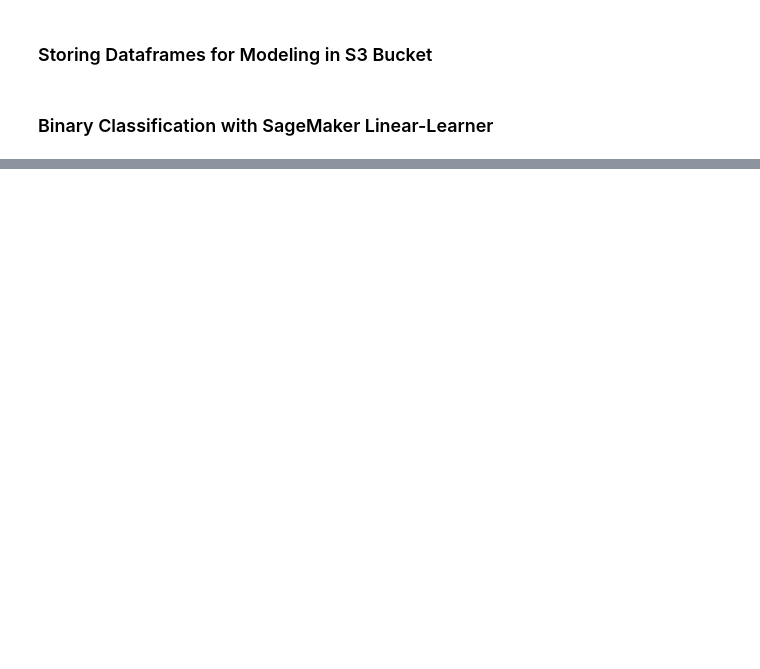
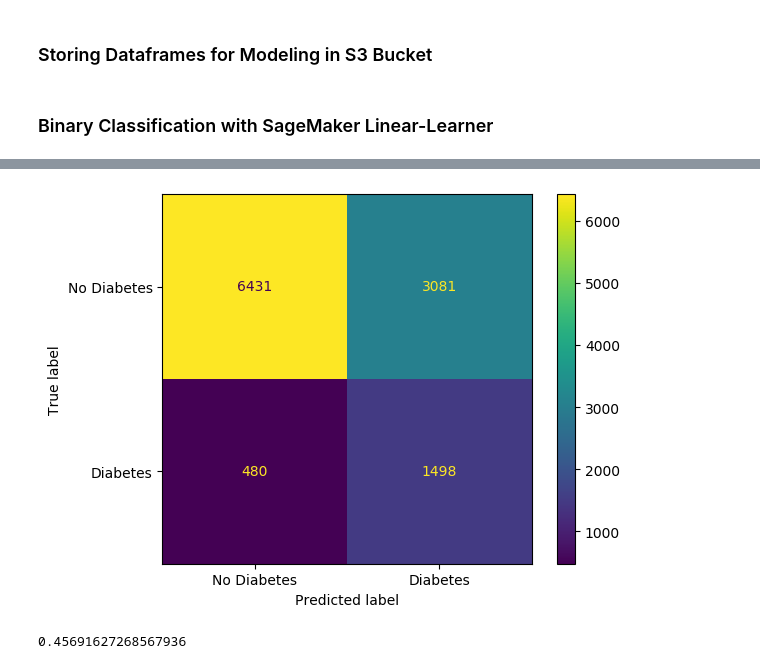
Before and after one commit to ChrisGarciaDS/Predict-Diabetes-Cloud, a Jupyter notebook: analysisNotebook.ipynb, the cells around one changed output, grey strips where cells are left out. Saved outputs shown, nothing was run; the diff lists cells and outputs as text; code cells hidden in the pictures; blank space fills up the shorter version.

```diff
--- a/analysisNotebook.ipynb
+++ b/analysisNotebook.ipynb
@@ -1216,0 +1196,11 @@ print(f'Test RMSE: {test_rmse:.2f}')
+# %%
+confusion_matrix_final = metrics.confusion_matrix(test_subset['diabetes_012'], predictions_binary_test)
+cm_display_final = metrics.ConfusionMatrixDisplay(confusion_matrix = confusion_matrix_final, display_labels = ['No Diabetes', 'Diabetes'])
+cm_display_final.plot()
+plt.show()
+
+score_final = f1_score(test_subset['diabetes_012'], predictions_binary_test)
+print(score_final)
+# %% [output]
+[figure, added]
+0.45691627268567936
```
Also changed, not shown: parts of 67 cells of this notebook.
